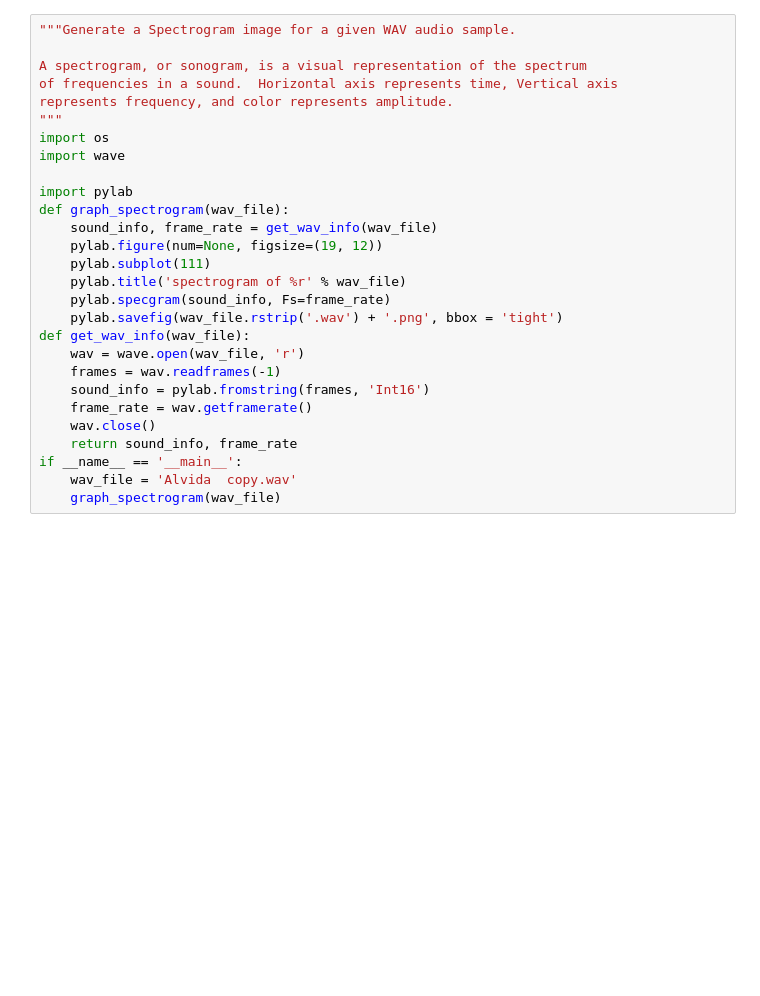
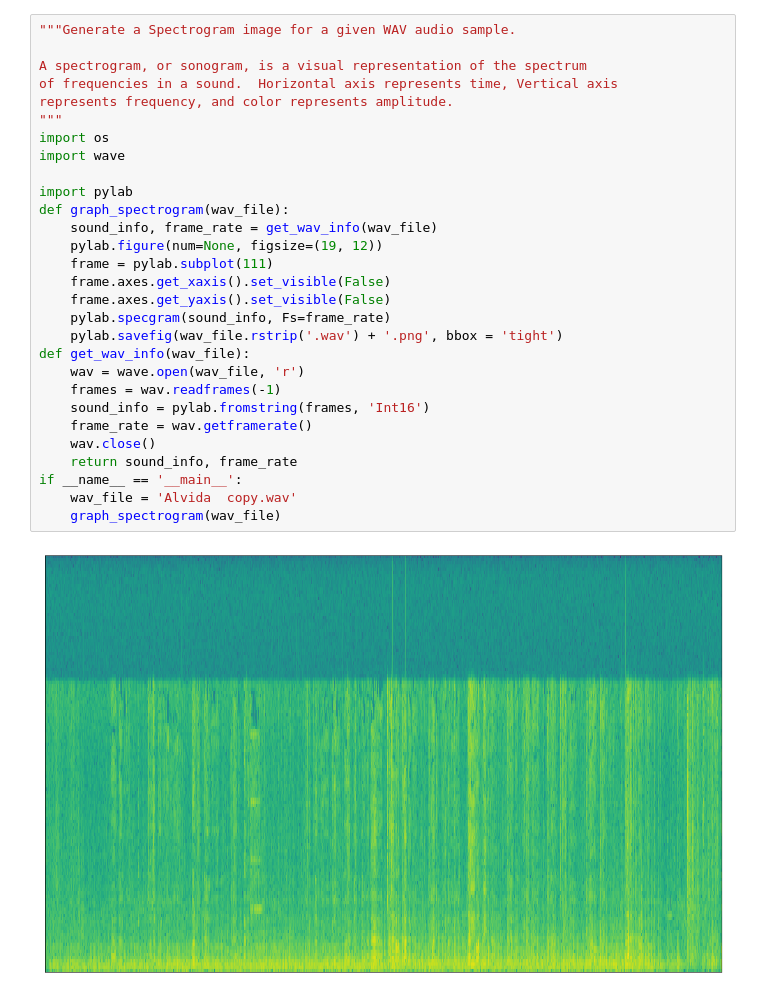
Before and after one commit to k6814/AudioBasedRecommmendation, a Jupyter notebook: wav-Spectorgram.ipynb, the cells around one changed output. Drawn from its saved outputs; the diff is of its cells as text; blank space fills up the shorter version.

```diff
--- a/wav-Spectorgram.ipynb
+++ b/wav-Spectorgram.ipynb
@@ -1,28 +1,31 @@
 # %%
 """Generate a Spectrogram image for a given WAV audio sample.
 
 A spectrogram, or sonogram, is a visual representation of the spectrum
 of frequencies in a sound.  Horizontal axis represents time, Vertical axis
 represents frequency, and color represents amplitude.
 """
 import os
 import wave
 
 import pylab
 def graph_spectrogram(wav_file):
     sound_info, frame_rate = get_wav_info(wav_file)
     pylab.figure(num=None, figsize=(19, 12))
-    pylab.subplot(111)
-    pylab.title('spectrogram of %r' % wav_file)
+    frame = pylab.subplot(111)
+    frame.axes.get_xaxis().set_visible(False)
+    frame.axes.get_yaxis().set_visible(False)
     pylab.specgram(sound_info, Fs=frame_rate)
     pylab.savefig(wav_file.rstrip('.wav') + '.png', bbox = 'tight')
 def get_wav_info(wav_file):
     wav = wave.open(wav_file, 'r')
     frames = wav.readframes(-1)
     sound_info = pylab.fromstring(frames, 'Int16')
     frame_rate = wav.getframerate()
     wav.close()
     return sound_info, frame_rate
 if __name__ == '__main__':
     wav_file = 'Alvida  copy.wav'
     graph_spectrogram(wav_file)
+# %% [output]
+[figure, added]
```
Also changed, not shown: parts of 1 cell of this notebook.
